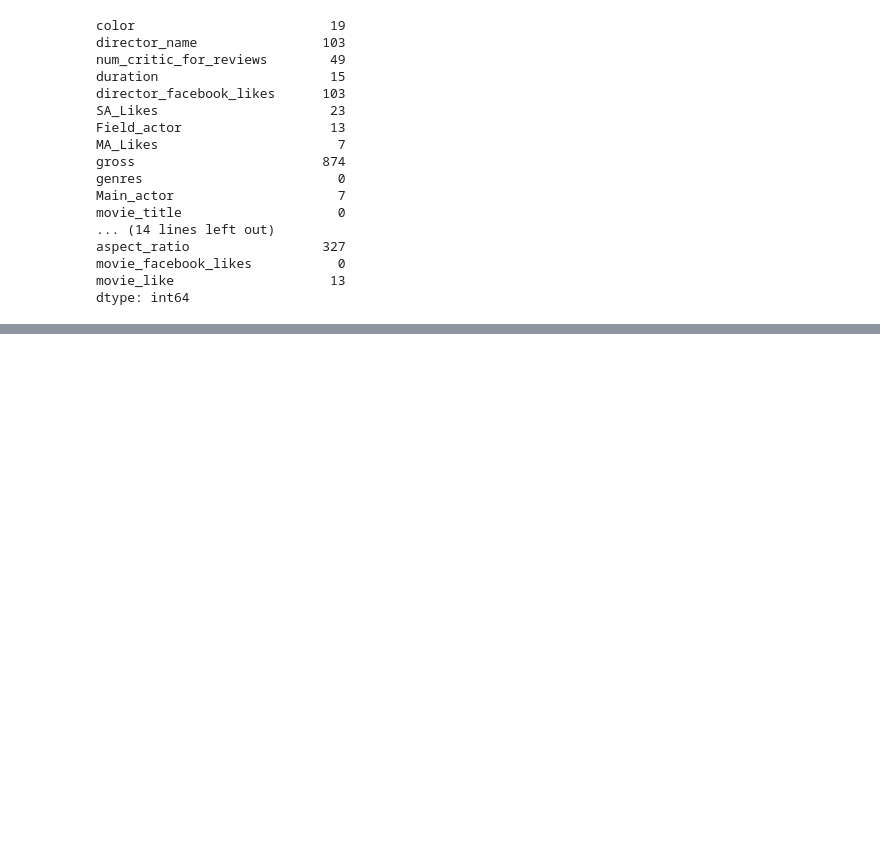
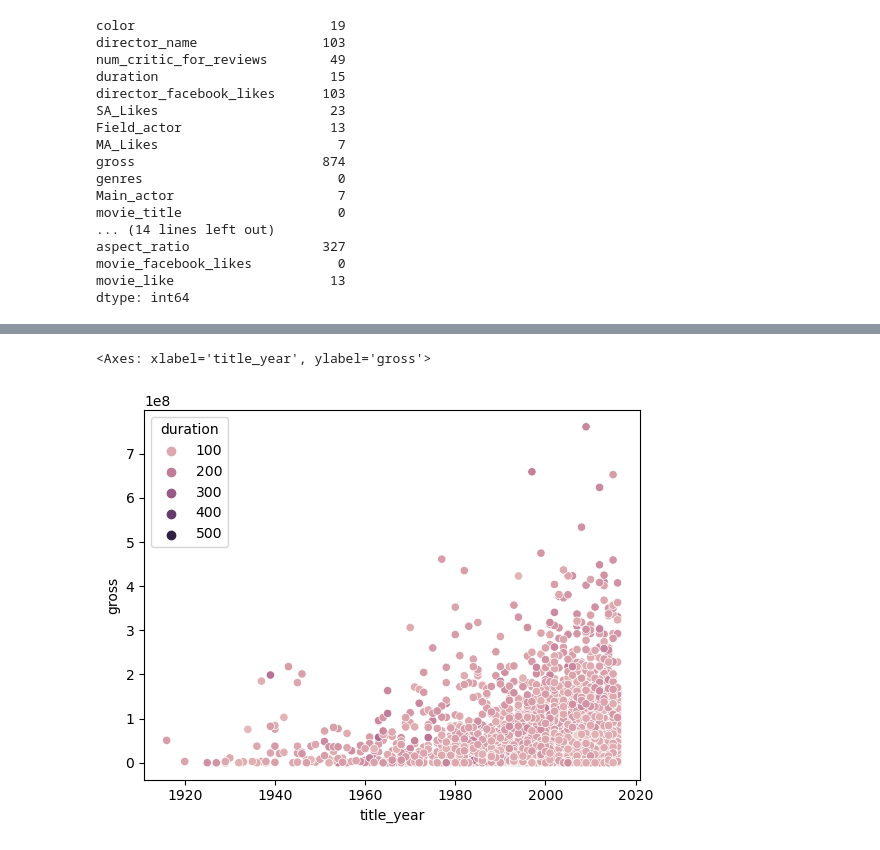
Before and after one commit to SamBoss19/Datasets, a Jupyter notebook: DataCleaning.ipynb, the cells around one changed output, grey strips where cells are left out. Cells and saved outputs as stored; diff of their text form; code cells hidden in the pictures; blank space fills up the shorter version.

```diff
--- a/DataCleaning.ipynb
+++ b/DataCleaning.ipynb
@@ -608,0 +772,5 @@ dtype: int64
+# %%
+sns.scatterplot(data = df1, x = 'title_year', y = 'gross',  c = 'aquamarine', hue = 'duration')
+# %% [output]
+<Axes: xlabel='title_year', ylabel='gross'>
+[figure, added]
```
Also changed, not shown: parts of 21 cells of this notebook.
